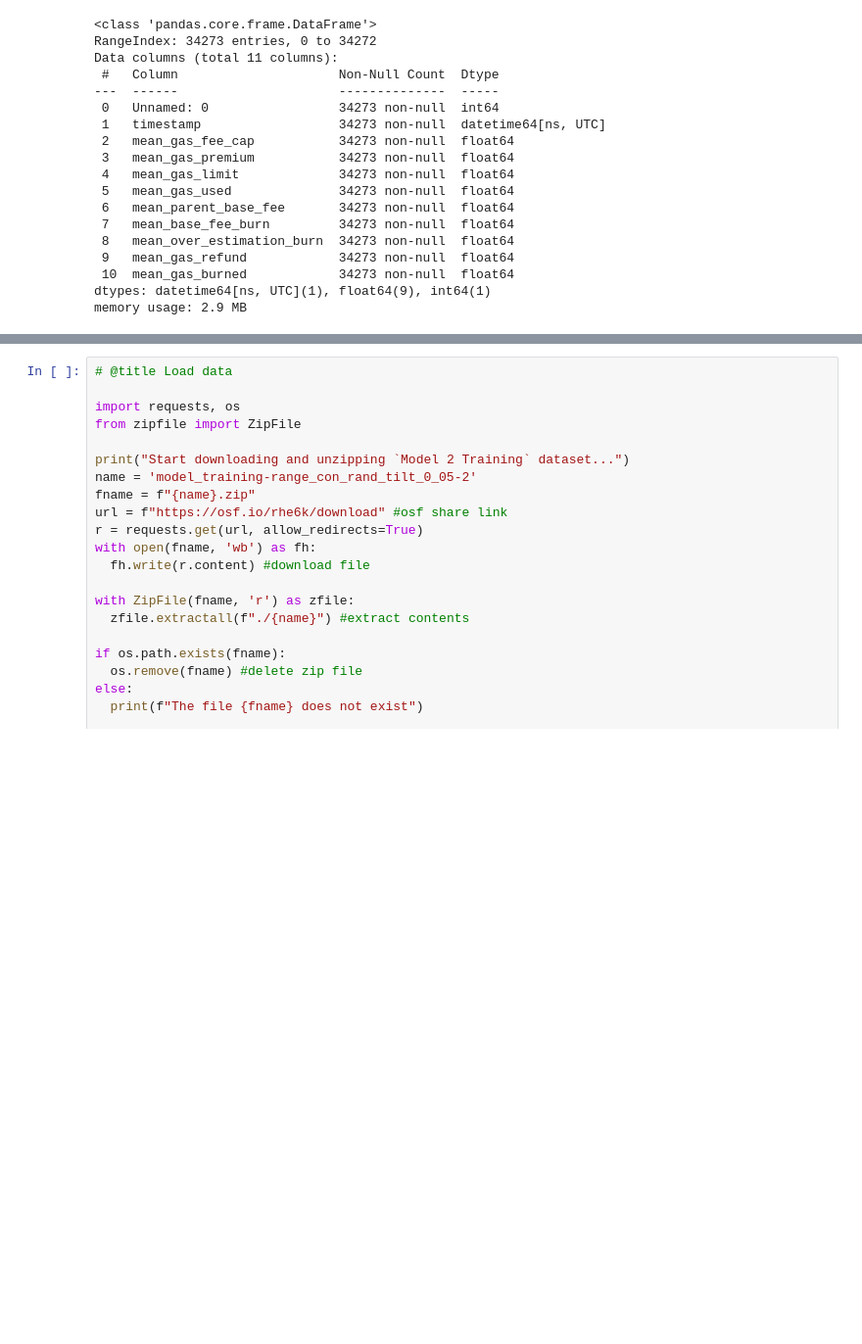
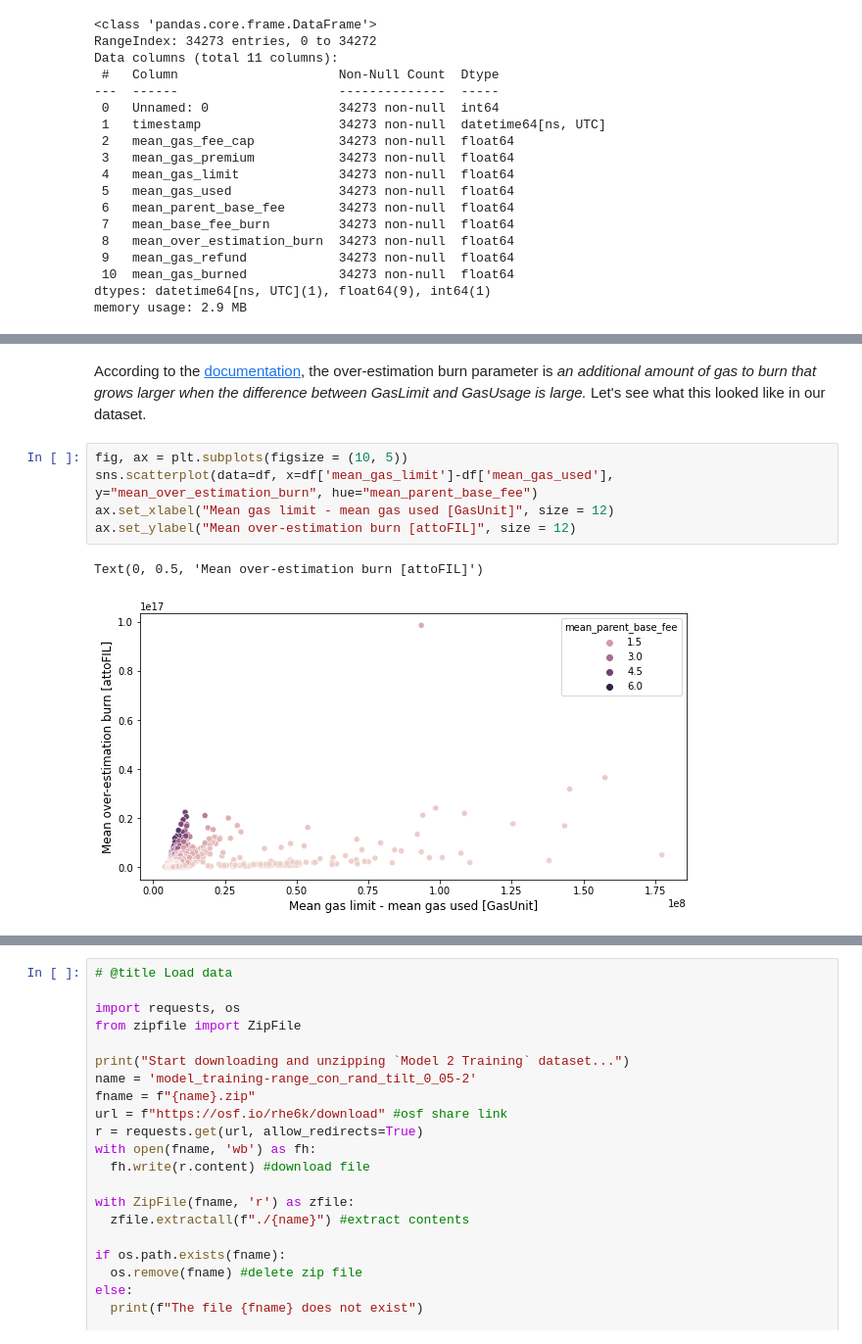
Before and after one commit to thor4/protocol_labs, a Jupyter notebook: step1.ipynb, the cells around one changed output, grey strips where cells are left out. Shown at 98% size. Cells and saved outputs as stored; diff of their text form; blank space fills up the shorter version.

```diff
--- a/step1.ipynb
+++ b/step1.ipynb
@@ -104,0 +99,10 @@ memory usage: 2.9 MB
+# %% [markdown]
+According to the [documentation](https://docs.filecoin.io/about-filecoin/how-filecoin-works/#gas-fees), the over-estimation burn parameter is *an additional amount of gas to burn that grows larger when the difference between GasLimit and GasUsage is large.* Let's see what this looked like in our dataset.
+# %%
+fig, ax = plt.subplots(figsize = (10, 5))
+sns.scatterplot(data=df, x=df['mean_gas_limit']-df['mean_gas_used'], y="mean_over_estimation_burn", hue="mean_parent_base_fee")
+ax.set_xlabel("Mean gas limit - mean gas used [GasUnit]", size = 12)
+ax.set_ylabel("Mean over-estimation burn [attoFIL]", size = 12)
+# %% [output]
+Text(0, 0.5, 'Mean over-estimation burn [attoFIL]')
+[figure, added]
```
Also changed, not shown: parts of 5 cells of this notebook.
